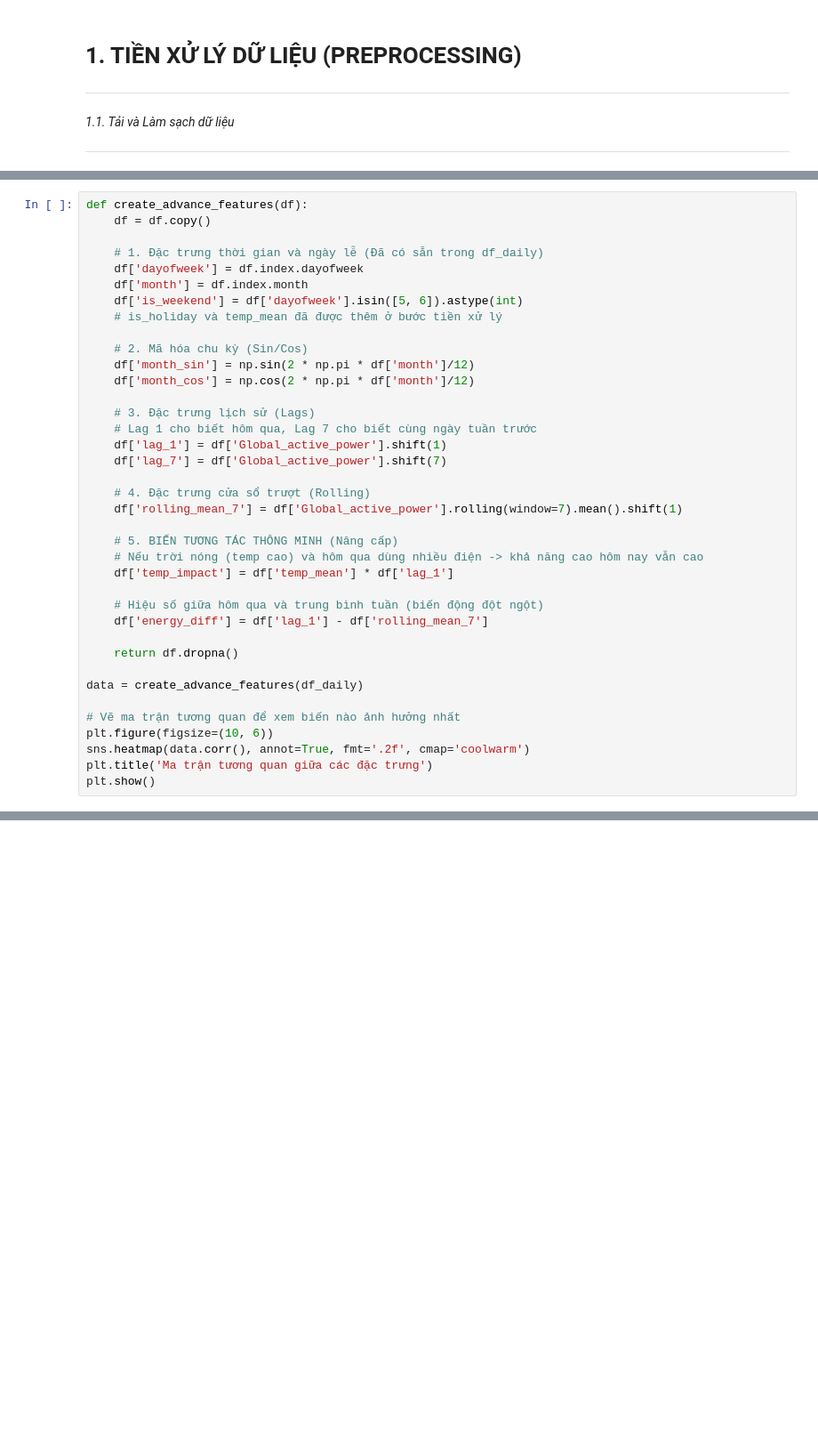
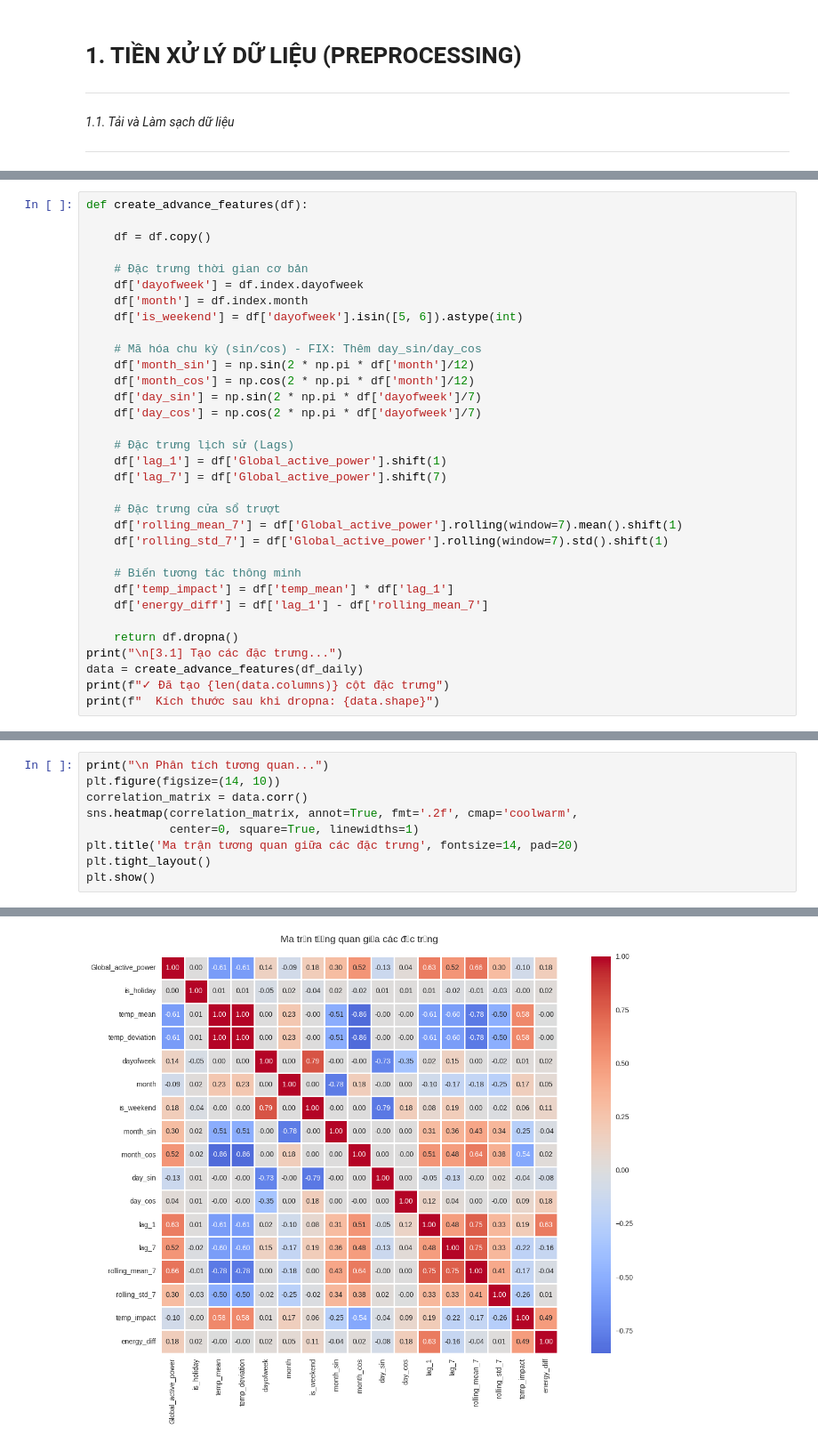
Before and after one commit to quanggdo/Electric-Power-Consumption-Forecasting, a Jupyter notebook: main.ipynb, the cells around one changed output, grey strips where cells are left out. Shown at 89% size. Saved outputs shown, nothing was run; the diff lists cells and outputs as text; blank space fills up the shorter version.

```diff
--- a/main.ipynb
+++ b/main.ipynb
@@ -123,38 +226,33 @@ plt.show()
 # %%
 def create_advance_features(df):
+
     df = df.copy()
 
-    # 1. Đặc trưng thời gian và ngày lễ (Đã có sẵn trong df_daily)
+    # Đặc trưng thời gian cơ bản
     df['dayofweek'] = df.index.dayofweek
     df['month'] = df.index.month
     df['is_weekend'] = df['dayofweek'].isin([5, 6]).astype(int)
-    # is_holiday và temp_mean đã được thêm ở bước tiền xử lý
 
-    # 2. Mã hóa chu kỳ (Sin/Cos)
+    # Mã hóa chu kỳ (sin/cos) - FIX: Thêm day_sin/day_cos
     df['month_sin'] = np.sin(2 * np.pi * df['month']/12)
     df['month_cos'] = np.cos(2 * np.pi * df['month']/12)
+    df['day_sin'] = np.sin(2 * np.pi * df['dayofweek']/7)
+    df['day_cos'] = np.cos(2 * np.pi * df['dayofweek']/7)
 
-    # 3. Đặc trưng lịch sử (Lags)
-    # Lag 1 cho biết hôm qua, Lag 7 cho biết cùng ngày tuần trước
+    # Đặc trưng lịch sử (Lags)
     df['lag_1'] = df['Global_active_power'].shift(1)
     df['lag_7'] = df['Global_active_power'].shift(7)
 
-    # 4. Đặc trưng cửa sổ trượt (Rolling)
+    # Đặc trưng cửa sổ trượt
     df['rolling_mean_7'] = df['Global_active_power'].rolling(window=7).mean().shift(1)
+    df['rolling_std_7'] = df['Global_active_power'].rolling(window=7).std().shift(1)
 
-    # 5. BIẾN TƯƠNG TÁC THÔNG MINH (Nâng cấp)
-    # Nếu trời nóng (temp cao) và hôm qua dùng nhiều điện -> khả năng cao hôm nay vẫn cao
+    # Biến tương tác thông minh
     df['temp_impact'] = df['temp_mean'] * df['lag_1']
-
-    # Hiệu số giữa hôm qua và trung bình tuần (biến động đột ngột)
     df['energy_diff'] = df['lag_1'] - df['rolling_mean_7']
 
     return df.dropna()
-
+print("\n[3.1] Tạo các đặc trưng...")
 data = create_advance_features(df_daily)
-
-# Vẽ ma trận tương quan để xem biến nào ảnh hưởng nhất
-plt.figure(figsize=(10, 6))
-sns.heatmap(data.corr(), annot=True, fmt='.2f', cmap='coolwarm')
-plt.title('Ma trận tương quan giữa các đặc trưng')
-plt.show()
+print(f"✓ Đã tạo {len(data.columns)} cột đặc trưng")
+print(f"  Kích thước sau khi dropna: {data.shape}")
@@ -160,0 +270,10 @@ plt.show()
+# %%
+print("\n Phân tích tương quan...")
+plt.figure(figsize=(14, 10))
+correlation_matrix = data.corr()
+sns.heatmap(correlation_matrix, annot=True, fmt='.2f', cmap='coolwarm',
+            center=0, square=True, linewidths=1)
+plt.title('Ma trận tương quan giữa các đặc trưng', fontsize=14, pad=20)
+plt.tight_layout()
+plt.show()
+# %% [output]
@@ -161,3 +281,4 @@ plt.show()
+[figure, added]
 # %% [markdown]
 
 
```
Also changed, not shown: parts of 42 cells of this notebook.
